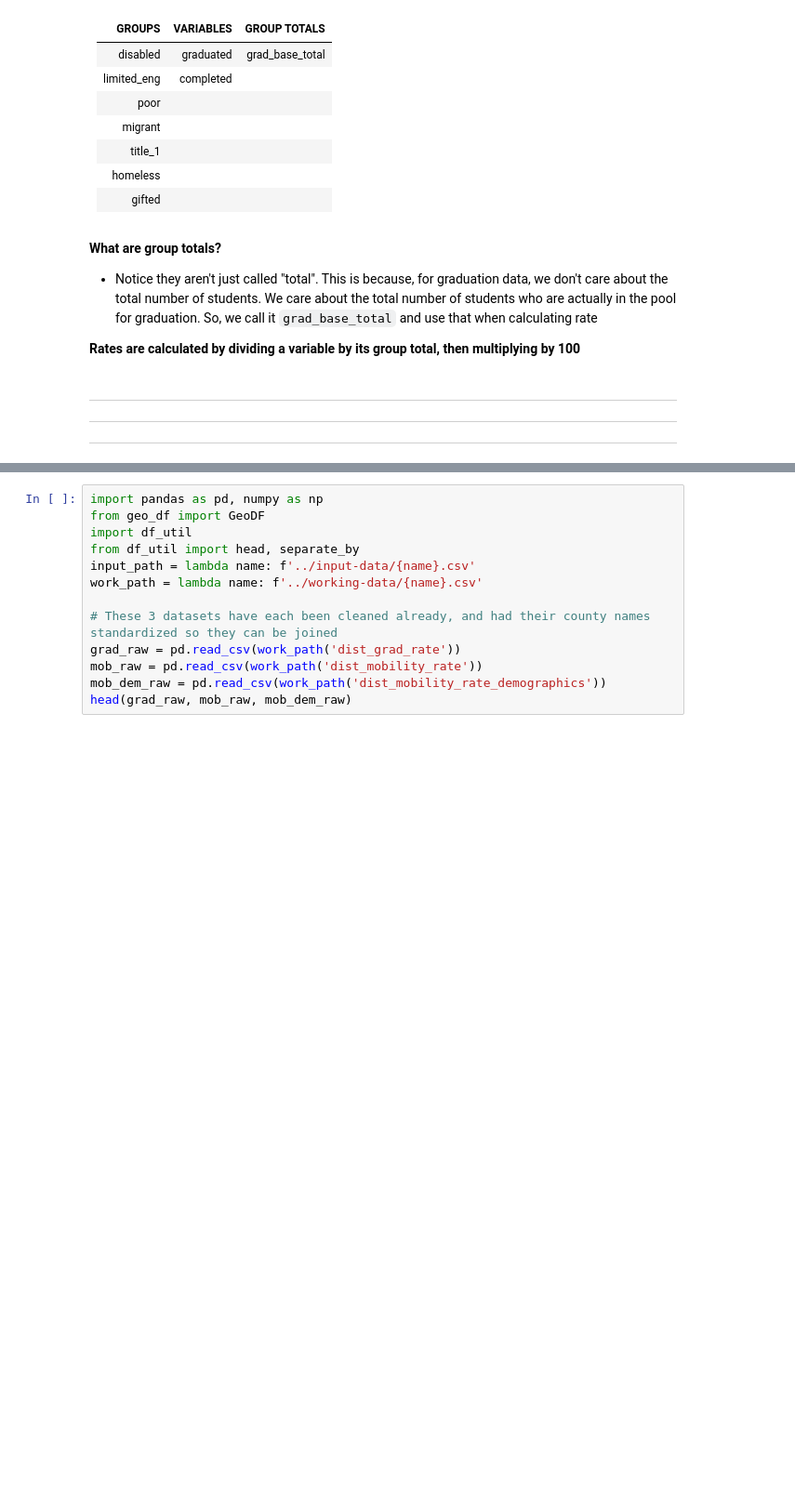
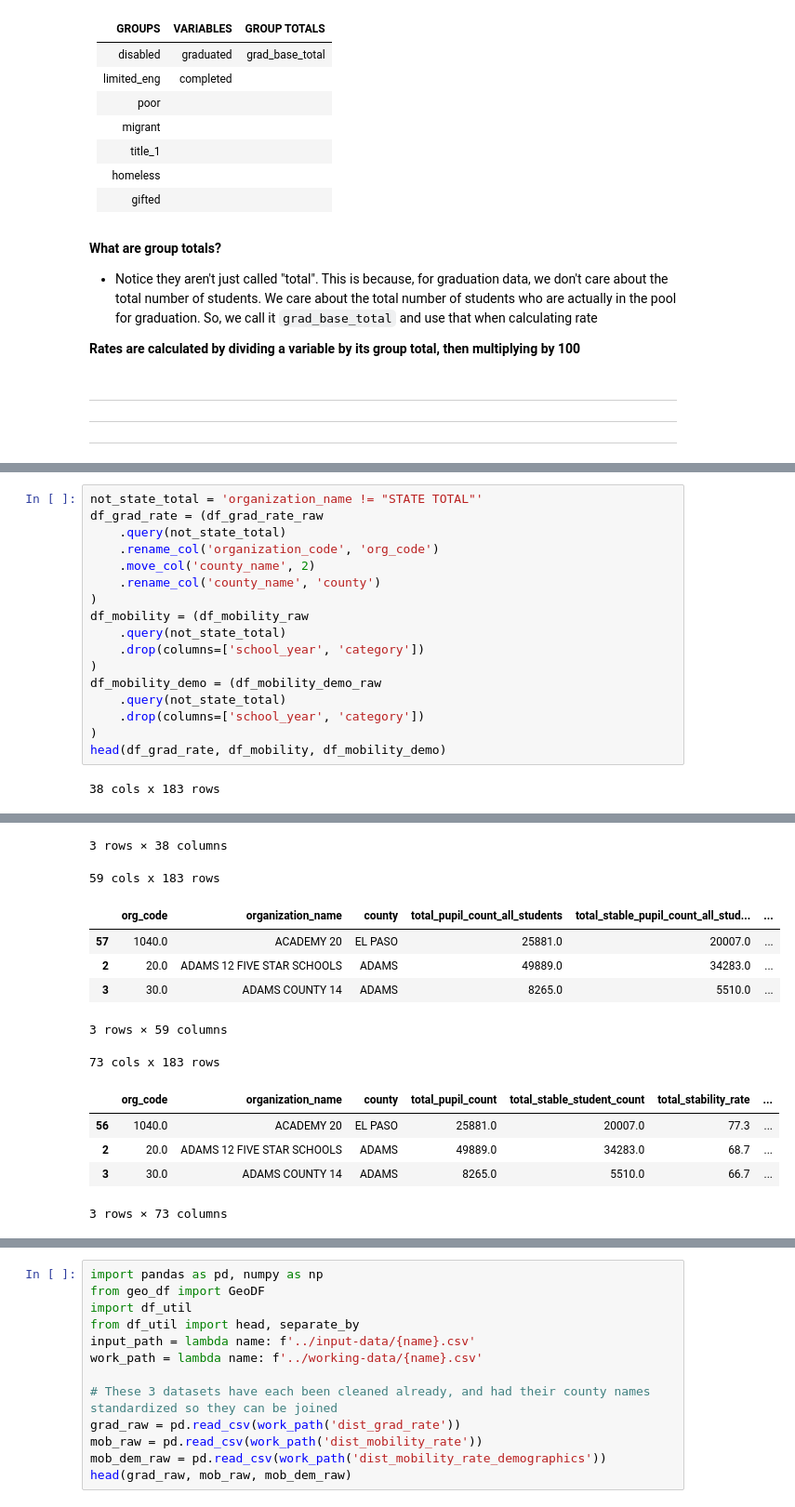
Before and after one commit to ryayoung/crime-data-engineering, a Jupyter notebook: notebooks/5-county_education.ipynb, the cells around one changed output, grey strips where cells are left out. Shown at 93% size. Saved outputs shown, nothing was run; the diff lists cells and outputs as text; blank space fills up the shorter version.

```diff
--- a/notebooks/5-county_education.ipynb
+++ b/notebooks/5-county_education.ipynb
@@ -63,0 +95,19 @@
+# %%
+not_state_total = 'organization_name != "STATE TOTAL"'
+df_grad_rate = (df_grad_rate_raw
+    .query(not_state_total)
+    .rename_col('organization_code', 'org_code')
+    .move_col('county_name', 2)
+    .rename_col('county_name', 'county')
+)
+df_mobility = (df_mobility_raw
+    .query(not_state_total)
+    .drop(columns=['school_year', 'category'])
+)
+df_mobility_demo = (df_mobility_demo_raw
+    .query(not_state_total)
+    .drop(columns=['school_year', 'category'])
+)
+head(df_grad_rate, df_mobility, df_mobility_demo)
+# %% [output]
+38 cols x 183 rows
@@ -63,0 +118,13 @@
+3 rows × 38 columns
+59 cols x 183 rows
+|  | org_code | organization_name | county | total_pupil_count_all_students | total_stable_pupil_count_all_stud... | ... |
+| 57 | 1040.0 | ACADEMY 20 | EL PASO | 25881.0 | 20007.0 | ... |
+| 2 | 20.0 | ADAMS 12 FIVE STAR SCHOOLS | ADAMS | 49889.0 | 34283.0 | ... |
+| 3 | 30.0 | ADAMS COUNTY 14 | ADAMS | 8265.0 | 5510.0 | ... |
+3 rows × 59 columns
+73 cols x 183 rows
+|  | org_code | organization_name | county | total_pupil_count | total_stable_student_count | total_stability_rate | ... |
+| 56 | 1040.0 | ACADEMY 20 | EL PASO | 25881.0 | 20007.0 | 77.3 | ... |
+| 2 | 20.0 | ADAMS 12 FIVE STAR SCHOOLS | ADAMS | 49889.0 | 34283.0 | 68.7 | ... |
+| 3 | 30.0 | ADAMS COUNTY 14 | ADAMS | 8265.0 | 5510.0 | 66.7 | ... |
+3 rows × 73 columns
```
Also changed, not shown: parts of 8 cells of this notebook, 8 other files.
